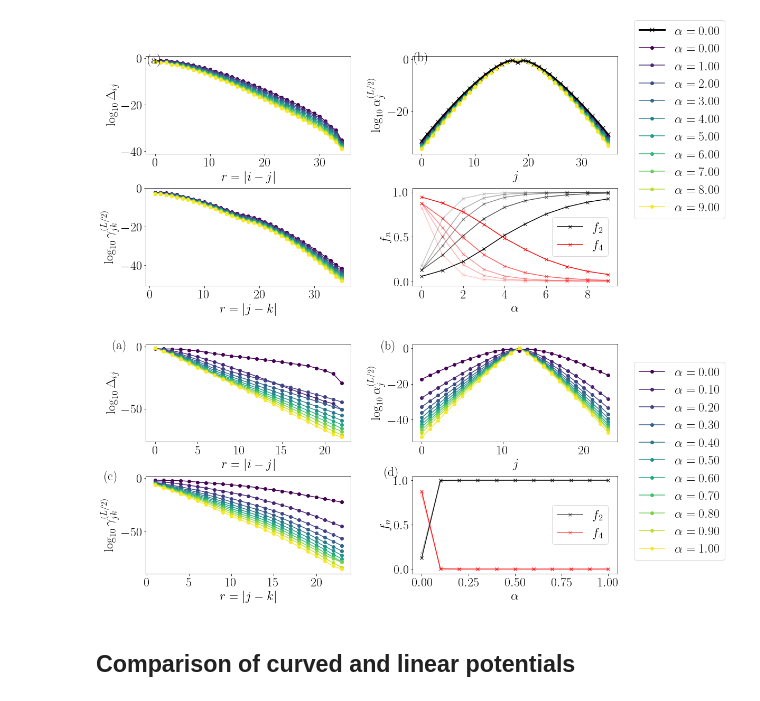
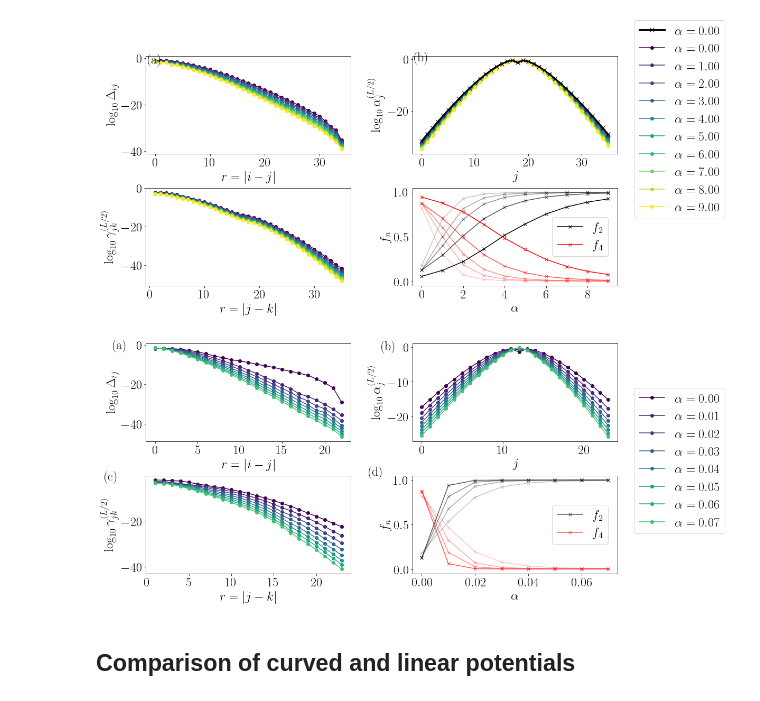
Before and after one commit to sjt48/PyFlow, a Jupyter notebook: disorder_free_loc.ipynb, the cells around one changed output. Drawn from its saved outputs; the diff is of its cells as text; code cells hidden in the pictures.

```diff
--- a/disorder_free_loc.ipynb
+++ b/disorder_free_loc.ipynb
@@ -77,3 +77,31 @@ plt.show()
 plt.close()
 # %% [output]
 [figure]
+# %%
+nc = 11
+color = plt.cm.viridis(np.linspace(0, 1,nc))
+mpl.rcParams['axes.prop_cycle'] = cycler.cycler('color', color)
+mpl.rcParams['figure.figsize'] = (12,4)
+plt.rc('font',family='serif')
+plt.rcParams.update({'font.size': 24})
+
+n=12
+for d in [0.5,1.0,2.0][::-1]:
+    bessel = np.zeros((2*n+1,2*n+1))
+    for k in range(2*n+1):
+        for l in range(2*n+1):
+            for i in range(2*n+1):
+                for j in range(2*n+1):
+                    bessel[l,k] += np.conj(jv(np.abs(i-k),2/d))*jv(np.abs(i-k),2/d)*np.conj(jv(np.abs(j-l),2/d))*jv(np.abs(j-l),2/d)
+    bessel2 = np.zeros(2*n+1)
+    for i in range(2*n+1):
+        bessel2[i] = 0.01*np.mean(np.diag(bessel,i))
+
+    plt.plot(np.log10(np.abs(bessel2)),'x-',linewidth='2',label=r'$F = %.2f$' %d)
+plt.legend(loc='center right',bbox_to_anchor=(1.2,.5),fontsize=16)
+# plt.ylim(-20,0)
+# plt.ylabel(r'$\log_{10} \alpha^{(L/2)}_j$')
+# plt.xlabel(r'$j$')
+# plt.savefig('bessel.pdf',dpi=300,bbox_inches='tight')
+plt.show()
+plt.close()
@@ -249,7 +279,7 @@ bx1.plot(range(1,n),bessel,'k--',markersize='8',linewidth='2')
 
 
 dis = [0.7+0.02*i for i in range(26)]
-for n in [24]:
+for n in [8,12,16,24,36,48]:
 
     nvar = utility.namevar(dis_type,dsymm,'CDW',dyn,norm,n,LIOM,species)
 
@@ -274,11 +304,11 @@ for n in [24]:
 #     print(n,f4list)
 
     if n == 48:
-        bx2.plot(dis,f2list,'kx-',alpha=n/96,label=r'$f_2$')
-        bx2.plot(dis,f4list,'rx-',alpha=n/96,label=r'$f_4$')
+        bx2.plot(dis,f2list,'kx-',alpha=n/48,label=r'$f_2$')
+        bx2.plot(dis,f4list,'rx-',alpha=n/48,label=r'$f_4$')
     else:
-        bx2.plot(dis,f2list,'kx-',alpha=n/96)
-        bx2.plot(dis,f4list,'rx-',alpha=n/96)
+        bx2.plot(dis,f2list,'kx-',alpha=n/48)
+        bx2.plot(dis,f4list,'rx-',alpha=n/48)
 
 bx2.set(ylabel=r'$f_n$',xlabel=r'$F$')
 bx2.text(0.575,1.0,r'(d)')
@@ -645,7 +674,7 @@ plt.rcParams.update({'font.size': 24})
 
 n = 24
 dis = [1.0]
-xlist = [0.1*i for i in range(11)]
+xlist = [0.01*i for i in range(8)]
 LIOM = 'bck'
 norm = False
 species = 'spinless fermion'
@@ -742,7 +771,7 @@ for n in [8,12,16,24]:
     f4list = np.zeros(len(xlist))
     count = 0
     for d in dis:
-        for x in [0.01]:
+        for x in xlist:
             for delta in Ulist:
                 if x == 0.0:
                     dis_type = 'linear'
@@ -754,36 +783,35 @@ for n in [8,12,16,24]:
                     nvar = utility.namevar(dis_type,dsymm,'CDW',dyn,norm,n,LIOM,species)
                     with h5py.File('%s/tflow-d%.2f-x%.2f-Jz%.2f-p%s.h5' %(nvar,d,x,delta,0),'r') as hf:
                         liom = np.array(hf.get('liom'))
                 squared = np.sum([i**2 for i in liom])
                 f2 = np.sum([i**2 for i in liom[:n**2]])/squared
                 f4 = np.sum([i**2 for i in liom[n**2:]])/squared
-
             f2list[count] = f2
             f4list[count] = f4
 
             count += 1
 
     if n == 24:
         bx2.plot(xlist,f2list,'kx-',alpha=n/36,label=r'$f_2$')
         bx2.plot(xlist,f4list,'rx-',alpha=n/36,label=r'$f_4$')
     else:
         bx2.plot(xlist,f2list,'kx-',alpha=n/36)
         bx2.plot(xlist,f4list,'rx-',alpha=n/36)
 
 ax1.text(-5.,-2.0,r'(a)')
 ax2.text(-5.,-0.75,r'(b)')
 bx1.text(-5.,-2.0,r'(c)')
-bx2.text(-0.2,1.05,r'(d)')
+bx2.text(-0.02,1.05,r'(d)')
 bx2.set(ylabel=r'$f_n$',xlabel=r'$\alpha$')
 bx2.legend(loc='center left',bbox_to_anchor=(0.65,0.5))
 ax2.legend(loc='center left',bbox_to_anchor=(1.05,-0.2))
 # plt.tight_layout()
 plt.subplots_adjust(hspace=0.35,wspace=0.3)
 plt.savefig('curved2.pdf',dpi=300,bbox_inches='tight')
 plt.show()
 plt.close()
 # %% [output]
-[figure, old version]
+[figure, new version]
 # %% [markdown]
 ## Comparison of curved and linear potentials
 # %%
```
Also changed, not shown: parts of 15 cells of this notebook, 5 other files.
